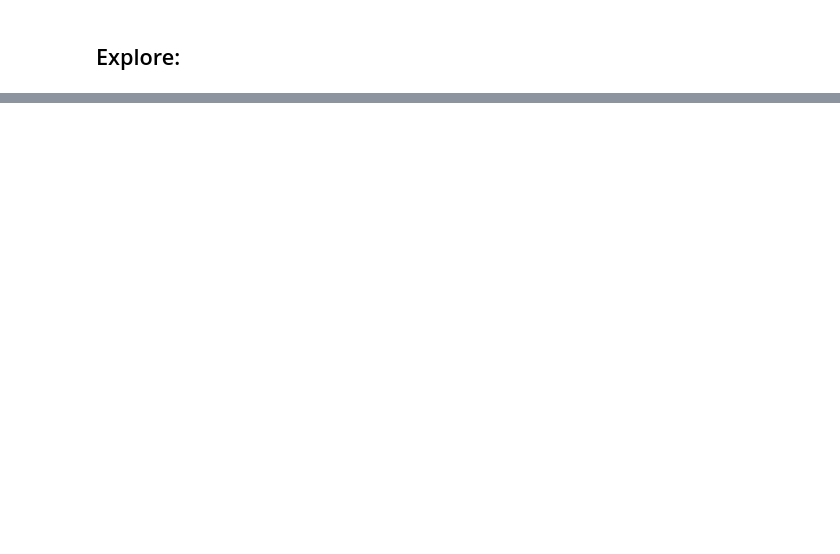
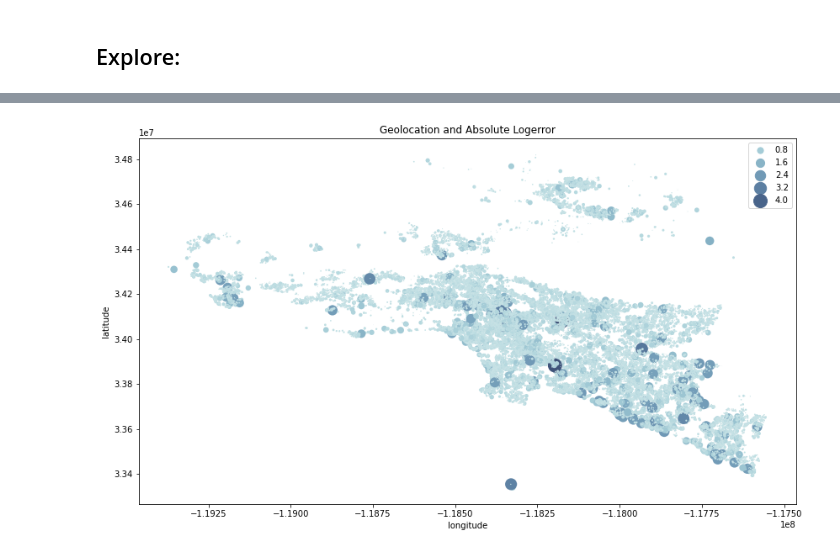
Before and after one commit to jeffakins/zillow_2017_clustering_project, a Jupyter notebook: zillow_clustering_project.ipynb, the cells around one changed output, grey strips where cells are left out. Cells and saved outputs as stored; diff of their text form; code cells hidden in the pictures; blank space fills up the shorter version.

```diff
--- a/zillow_clustering_project.ipynb
+++ b/zillow_clustering_project.ipynb
@@ -145,0 +164,9 @@ plt.show()
+# %%
+# Plot of error using lat/long
+plt.figure(figsize=(14,8))
+sns.scatterplot(x='longitude', y='latitude', hue='abs_logerr', palette="ch:r=-.2,d=.3", size='abs_logerr', sizes=(0,300), data=train)
+plt.legend()
+plt.title('Geolocation and Absolute Logerror')
+plt.show()
+# %% [output]
+[figure, added]
```
Also changed, not shown: parts of 24 cells of this notebook, 2 other files.
